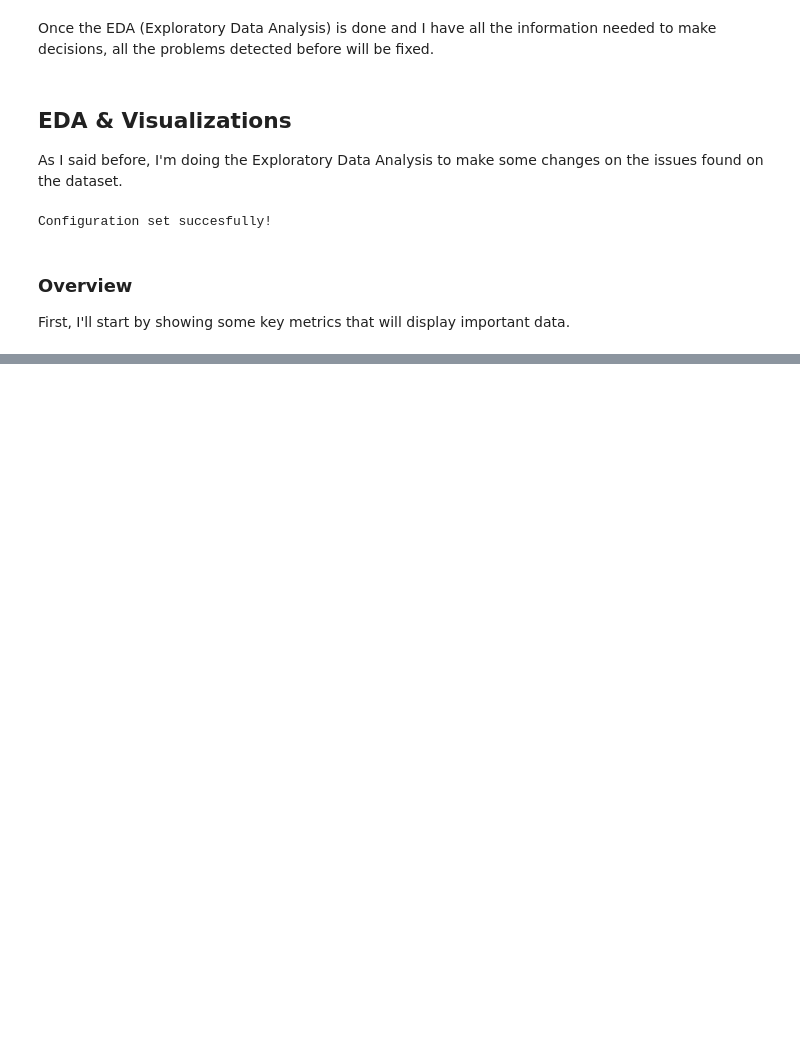
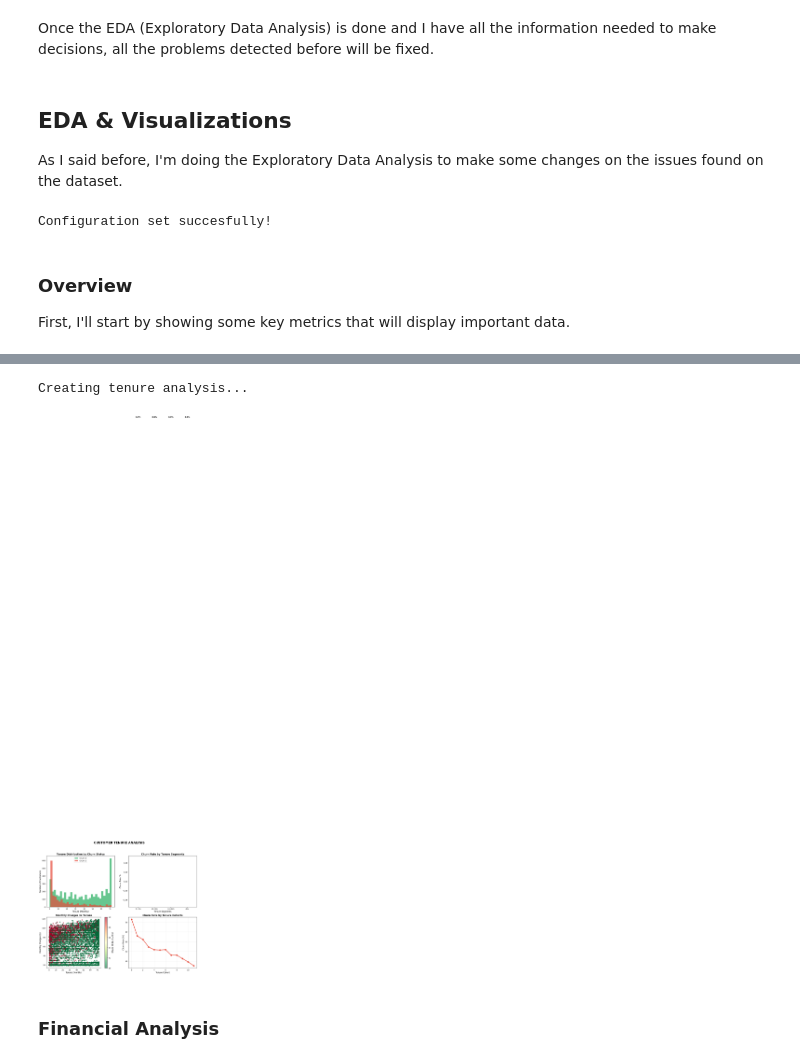
Before and after one commit to alegonzjur/DataScienceProjects, a Jupyter notebook: ChurnPrediction/notebooks/mod1.ipynb, the cells around one changed output, grey strips where cells are left out. Drawn from its saved outputs; the diff is of its cells as text; code cells hidden in the pictures; blank space fills up the shorter version.

```diff
--- a/ChurnPrediction/notebooks/mod1.ipynb
+++ b/ChurnPrediction/notebooks/mod1.ipynb
@@ -698,0 +903,7 @@ AttributeError: 'list' object has no attribute 'mean'
+# %%
+tenure_analysis(df_clean)
+# %% [output]
+Creating tenure analysis...
+[figure, added]
+# %% [markdown]
+### Financial Analysis
```
Also changed, not shown: parts of 18 cells of this notebook.
